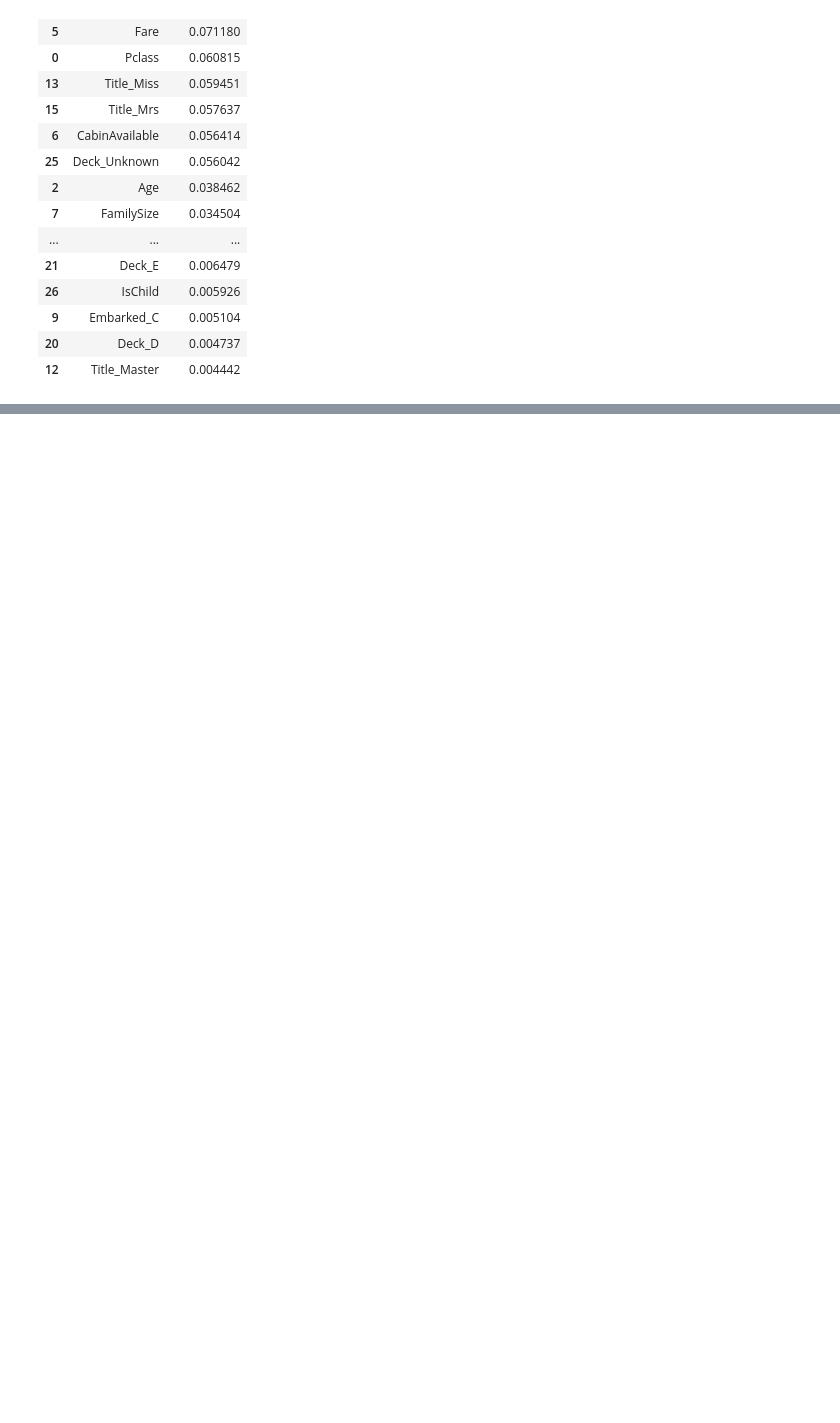
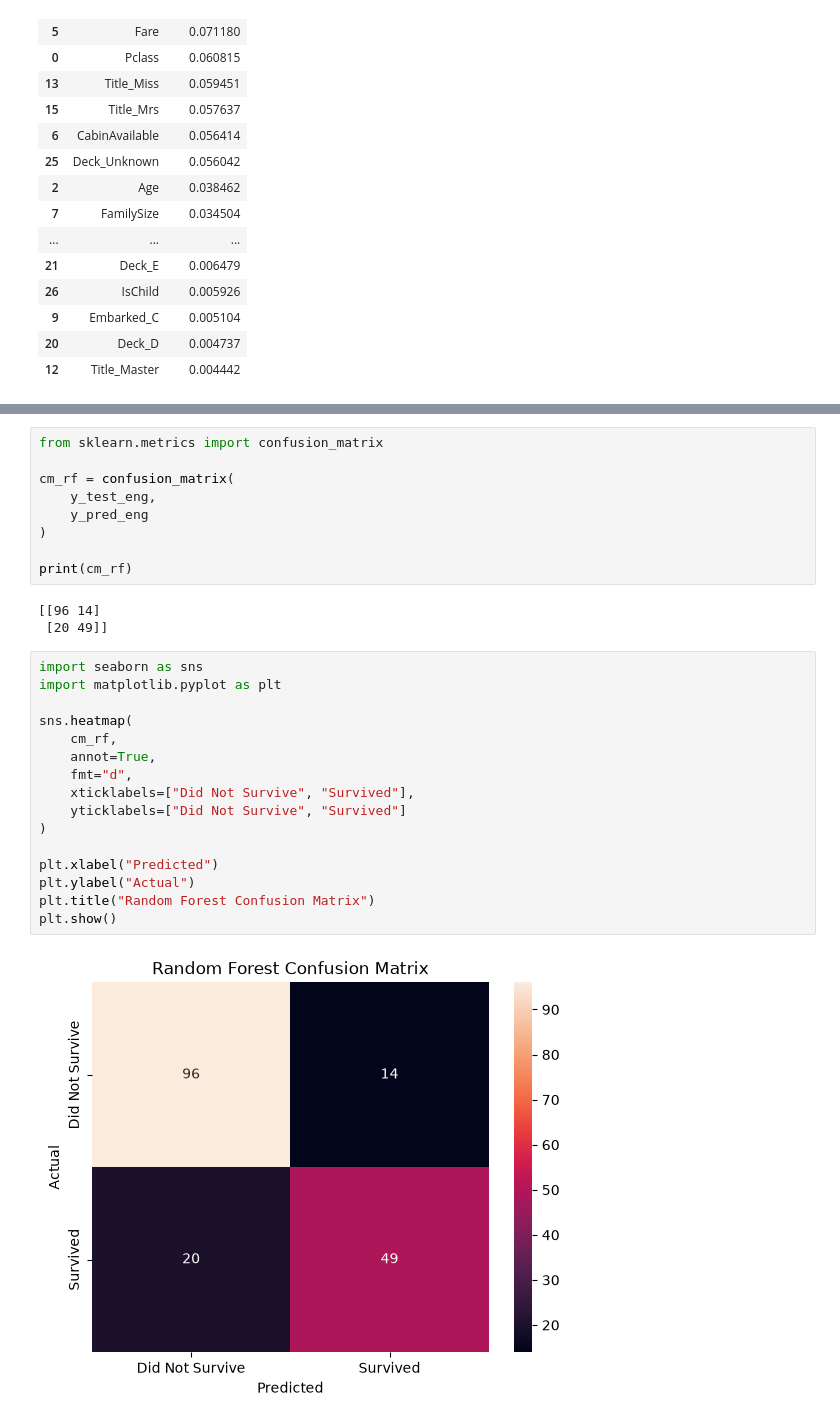
Before and after one commit to tharunika-19/Machine_Learning, a Jupyter notebook: Titanic Survival Intelligence/ Titanic_ML.ipynb, the cells around one changed output, grey strips where cells are left out. Saved outputs shown, nothing was run; the diff lists cells and outputs as text; blank space fills up the shorter version.

```diff
--- a/Titanic Survival Intelligence/ Titanic_ML.ipynb
+++ b/Titanic Survival Intelligence/ Titanic_ML.ipynb
@@ -2122,0 +2141,30 @@ feature_importance_eng.head(20)
+# %%
+from sklearn.metrics import confusion_matrix
+
+cm_rf = confusion_matrix(
+    y_test_eng,
+    y_pred_eng
+)
+
+print(cm_rf)
+# %% [output]
+[[96 14]
+ [20 49]]
+# %%
+import seaborn as sns
+import matplotlib.pyplot as plt
+
+sns.heatmap(
+    cm_rf,
+    annot=True,
+    fmt="d",
+    xticklabels=["Did Not Survive", "Survived"],
+    yticklabels=["Did Not Survive", "Survived"]
+)
+
+plt.xlabel("Predicted")
+plt.ylabel("Actual")
+plt.title("Random Forest Confusion Matrix")
+plt.show()
+# %% [output]
+[figure, added]
```
Also changed, not shown: parts of 4 cells of this notebook.
